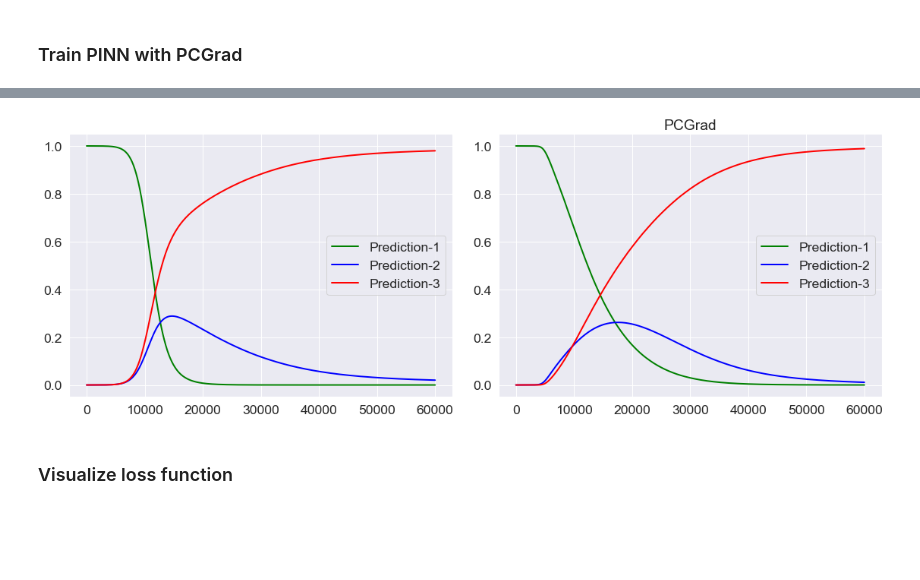
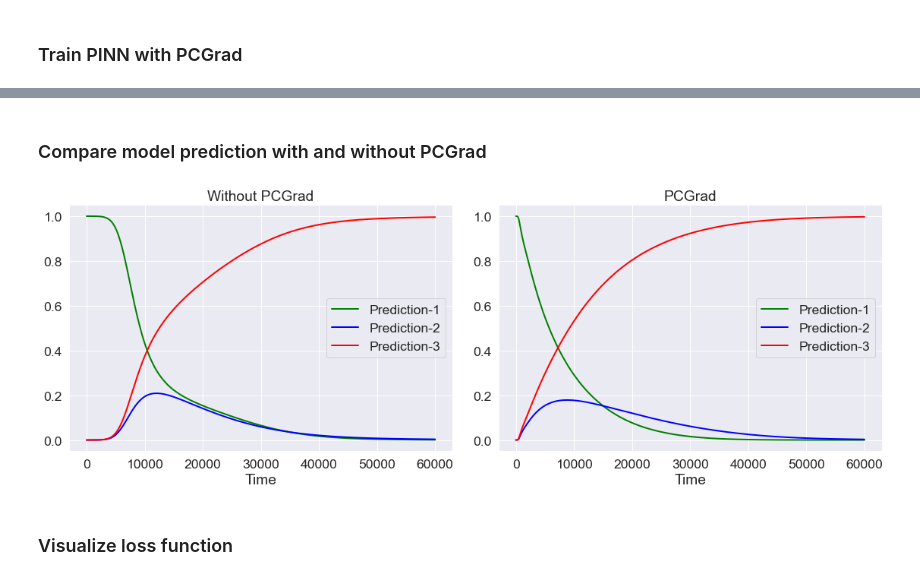
Before and after one commit to zxgcqupt/PINNs4SRA, a Jupyter notebook: physics_informed_neural_network_for_system_reliability_analysis.ipynb, the cells around one changed output, grey strips where cells are left out. Drawn from its saved outputs; the diff is of its cells as text; code cells hidden in the pictures; blank space fills up the shorter version.

```diff
--- a/physics_informed_neural_network_for_system_reliability_analysis.ipynb
+++ b/physics_informed_neural_network_for_system_reliability_analysis.ipynb
@@ -65,6 +67,8 @@ class PINN:
 
         self.iter = 0
         self.loss_log = []
+        self.weights_log = []
+        self.gradients_log = []
 
     def get_r(self):
         with tf.GradientTape(persistent=True) as g:
@@ -105,7 +109,7 @@ class PINN:
         loss_u = tf.reduce_mean(tf.square(self.Yu_tf - u_pred))
         loss_1, loss_2, loss_3 = self.get_r()
 
-        return [loss_u, loss_1, loss_2, loss_3]
+        return [loss_u, loss_1 + loss_2 + loss_3]
 
 
     def get_grad(self):
@@ -115,7 +119,11 @@ class PINN:
 
         g = tape.gradient(loss, self.model.trainable_variables)
 
-        return loss, g
+        loss_u, loss_r = loss[0], loss[1]
+        g_u = tape.gradient(loss_u, self.model.trainable_variables)
+        g_r = tape.gradient(loss_r, self.model.trainable_variables)
+
+        return loss, g, g_u, g_r
 
     def get_grad_by_PCG(self):
         with tf.GradientTape() as tape:
@@ -159,7 +167,7 @@ class PINN:
         grads_and_vars = list(zip(proj_grads, self.model.trainable_variables))
 
         del tape
-        return loss, proj_grads
+        return loss, proj_grads, None, None
 
     def callback(self):
         if self.iter % 5 == 0:
@@ -172,21 +180,27 @@ class PINN:
         @tf.function
         def train_step():
             if method == 'original':
-                loss, grad_theta = self.get_grad()
+                loss, grad_theta, g_u, g_r = self.get_grad()
 
             if method == 'PCG_gradient':
-                loss, grad_theta = self.get_grad_by_PCG()
+                loss, grad_theta, g_u, g_r = self.get_grad_by_PCG()
 
             # Perform gradient descent step
             optimizer.apply_gradients(zip(grad_theta, self.model.trainable_variables))
-            return loss
+
+            return loss, grad_theta, g_u, g_r
 
         for i in range(N):
 
-            loss = train_step()
+            loss, grad_theta, g_u, g_r = train_step()
+
             self.current_loss = tf.convert_to_tensor(loss).numpy()
             self.loss_log.append(self.current_loss)
             self.callback()
+
+            if i%10000 == 0:
+                self.weights_log.append(PINN_solver.model.get_weights())
+                self.gradients_log.append([grad_theta, g_u, g_r])
 # %% [markdown]
 ### Generate training data
 # %%
@@ -202,7 +216,7 @@ x_u = np.array([[0]])  ##TZ
 y_u = np.array([[1,0,0]])   ##TZ                    # Solution at boundary points (dimension N_u x 1)
 x_r = np.linspace(lb, ub, N_r)     # Location of collocation points (dimension N_r x 1)
 # %%
-N = 30000
+N = 50000
 # %% [markdown]
 ### Train PINN without PCGrad
 # %%
@@ -239,4 +251,4 @@ PINN_solver_pcgrad.model.set_weights(initial_weights)
 # %%
-optim = tf.keras.optimizers.Adam()
-PINN_solver_pcgrad.train(N=N, optimizer=optim, method = 'PCG_gradient')
+optim = tf.keras.optimizers.Adam(epsilon=1e-08)
+PINN_solver_pcgrad.train(N=int(N*1.5), optimizer=optim, method = 'PCG_gradient')
 # %% [output]
@@ -262,2 +304,4 @@ Iteration 25445: loss = 1.3047259e-10,2.378286e-09,3.6391265e-10,1.29979
+# %% [markdown]
+### Compare model prediction with and without PCGrad
 # %%
 mu, sigma = PINN_solver.mu_x, PINN_solver.sigma_x
@@ -275,19 +317,24 @@ y_pred_pcgrad = PINN_solver_pcgrad.model(x_star_normalized)
 # %%
 f, ax = plt.subplots(1, 2, figsize=(16, 6))
 
 sns.lineplot(x = x_star.flatten(), y = y_pred[:, 0], label = 'Prediction-1', color = 'green', linewidth = 2, ax=ax[0])
 sns.lineplot(x = x_star.flatten(), y = y_pred[:, 1], label = 'Prediction-2', color = 'blue', linewidth = 2, ax=ax[0])
 sns.lineplot(x = x_star.flatten(), y = y_pred[:, 2], label = 'Prediction-3', color = 'red', linewidth = 2, ax=ax[0])
 
+ax[0].set_xlabel("Time")
+ax[0].set_title("Without PCGrad")
+
 sns.lineplot(x = x_star.flatten(), y = y_pred_pcgrad[:, 0], label = 'Prediction-1', color = 'green', linewidth = 2, ax=ax[1])
 sns.lineplot(x = x_star.flatten(), y = y_pred_pcgrad[:, 1], label = 'Prediction-2', color = 'blue', linewidth = 2, ax=ax[1])
 sns.lineplot(x = x_star.flatten(), y = y_pred_pcgrad[:, 2], label = 'Prediction-3', color = 'red', linewidth = 2, ax=ax[1])
 
+ax[1].set_xlabel("Time")
 ax[1].set_title("PCGrad")
 
 plt.tight_layout()
+plt.savefig("comparison.pdf")
 # %% [output]
-[figure, old version]
+[figure, new version]
 # %% [markdown]
 ### Visualize loss function
 # %%
```
Also changed, not shown: parts of 13 cells of this notebook.
